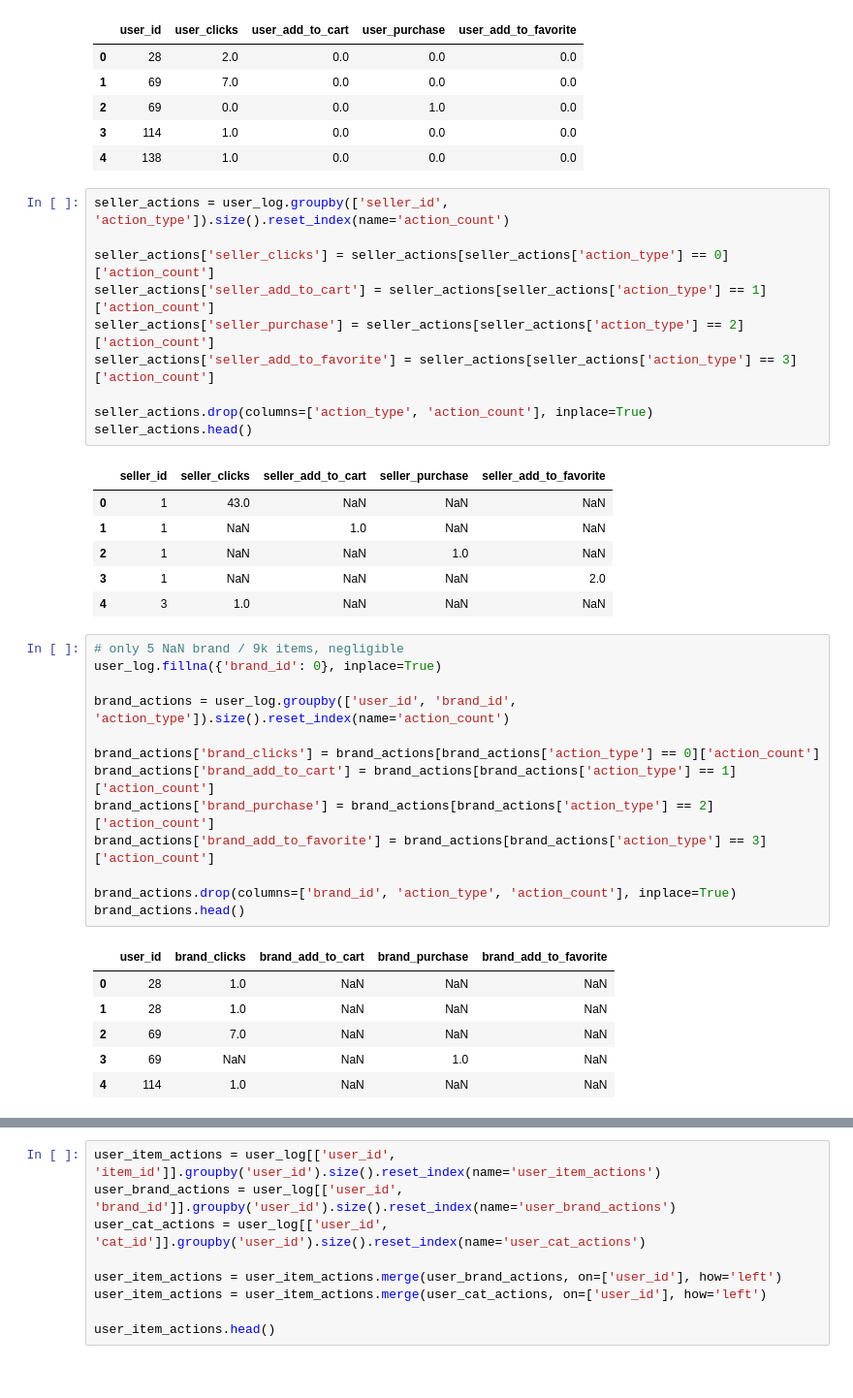
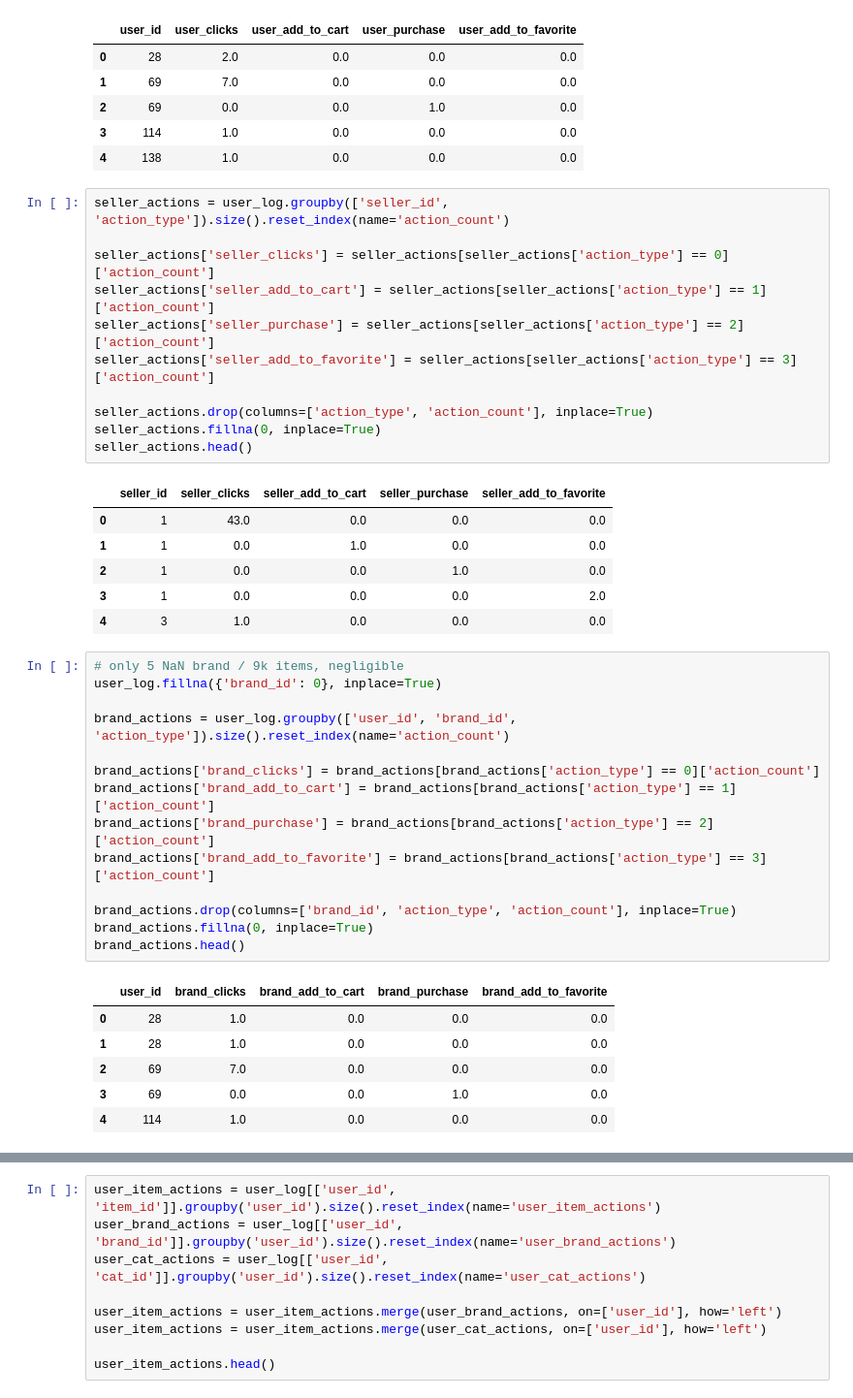
Before and after one commit to mducat/CECS550, a Jupyter notebook: 2_feature_engineering.ipynb, the cells around one changed output, grey strips where cells are left out. Shown at 97% size. Cells and saved outputs as stored; diff of their text form.

```diff
--- a/2_feature_engineering.ipynb
+++ b/2_feature_engineering.ipynb
@@ -104,20 +104,21 @@ user_actions.head()
 # %%
 seller_actions = user_log.groupby(['seller_id', 'action_type']).size().reset_index(name='action_count')
 
 seller_actions['seller_clicks'] = seller_actions[seller_actions['action_type'] == 0]['action_count']
 seller_actions['seller_add_to_cart'] = seller_actions[seller_actions['action_type'] == 1]['action_count']
 seller_actions['seller_purchase'] = seller_actions[seller_actions['action_type'] == 2]['action_count']
 seller_actions['seller_add_to_favorite'] = seller_actions[seller_actions['action_type'] == 3]['action_count']
 
 seller_actions.drop(columns=['action_type', 'action_count'], inplace=True)
+seller_actions.fillna(0, inplace=True)
 seller_actions.head()
 # %% [output]
 |  | seller_id | seller_clicks | seller_add_to_cart | seller_purchase | seller_add_to_favorite |
-| 0 | 1 | 43.0 | NaN | NaN | NaN |
-| 1 | 1 | NaN | 1.0 | NaN | NaN |
-| 2 | 1 | NaN | NaN | 1.0 | NaN |
-| 3 | 1 | NaN | NaN | NaN | 2.0 |
-| 4 | 3 | 1.0 | NaN | NaN | NaN |
+| 0 | 1 | 43.0 | 0.0 | 0.0 | 0.0 |
+| 1 | 1 | 0.0 | 1.0 | 0.0 | 0.0 |
+| 2 | 1 | 0.0 | 0.0 | 1.0 | 0.0 |
+| 3 | 1 | 0.0 | 0.0 | 0.0 | 2.0 |
+| 4 | 3 | 1.0 | 0.0 | 0.0 | 0.0 |
 # %%
 # only 5 NaN brand / 9k items, negligible
 user_log.fillna({'brand_id': 0}, inplace=True)
@@ -130,14 +131,15 @@ brand_actions['brand_purchase'] = brand_actions[brand_actions['action_type'] ==
 brand_actions['brand_add_to_favorite'] = brand_actions[brand_actions['action_type'] == 3]['action_count']
 
 brand_actions.drop(columns=['brand_id', 'action_type', 'action_count'], inplace=True)
+brand_actions.fillna(0, inplace=True)
 brand_actions.head()
 # %% [output]
 |  | user_id | brand_clicks | brand_add_to_cart | brand_purchase | brand_add_to_favorite |
-| 0 | 28 | 1.0 | NaN | NaN | NaN |
-| 1 | 28 | 1.0 | NaN | NaN | NaN |
-| 2 | 69 | 7.0 | NaN | NaN | NaN |
-| 3 | 69 | NaN | NaN | 1.0 | NaN |
-| 4 | 114 | 1.0 | NaN | NaN | NaN |
+| 0 | 28 | 1.0 | 0.0 | 0.0 | 0.0 |
+| 1 | 28 | 1.0 | 0.0 | 0.0 | 0.0 |
+| 2 | 69 | 7.0 | 0.0 | 0.0 | 0.0 |
+| 3 | 69 | 0.0 | 0.0 | 1.0 | 0.0 |
+| 4 | 114 | 1.0 | 0.0 | 0.0 | 0.0 |
 # %%
 user_cat_actions = user_log.groupby(['user_id', 'cat_id', 'action_type']).size().reset_index(name='action_count')
 
```
Also changed, not shown: parts of 4 cells of this notebook, 4 other files.
